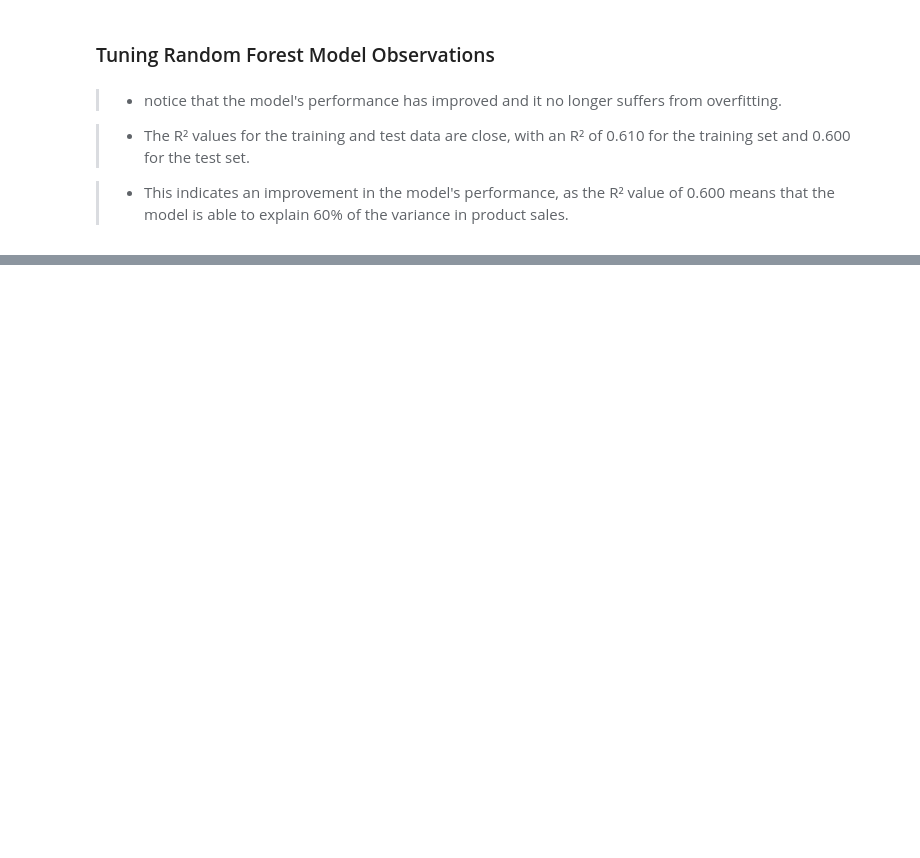
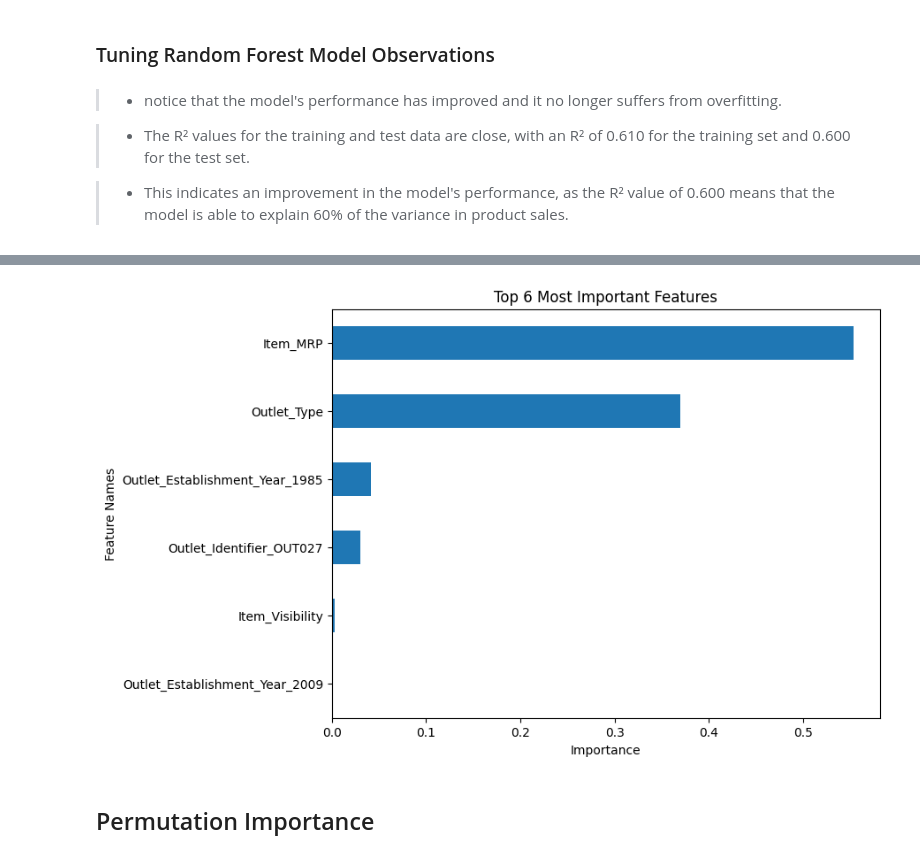
Before and after one commit to Hjarrar14/Hjarrar14, a Jupyter notebook: Prediction_of_Product_Sales.ipynb, the cells around one changed output, grey strips where cells are left out. Cells and saved outputs as stored; diff of their text form; code cells hidden in the pictures; blank space fills up the shorter version.

```diff
--- a/Prediction_of_Product_Sales.ipynb
+++ b/Prediction_of_Product_Sales.ipynb
@@ -1945,0 +2273,3 @@ evaluate_regression(best_rf, X_train, y_train, X_test, y_test)
+# %%
+importance2 = get_importances(best_rf[-1],sort=True,ascending=False)
+importance2
@@ -1945,0 +2295,6 @@ evaluate_regression(best_rf, X_train, y_train, X_test, y_test)
+# %%
+plot_importance(importance2,top_n=6);
+# %% [output]
+[figure, added]
+# %% [markdown]
+## Permutation Importance
```
Also changed, not shown: parts of 43 cells of this notebook.
